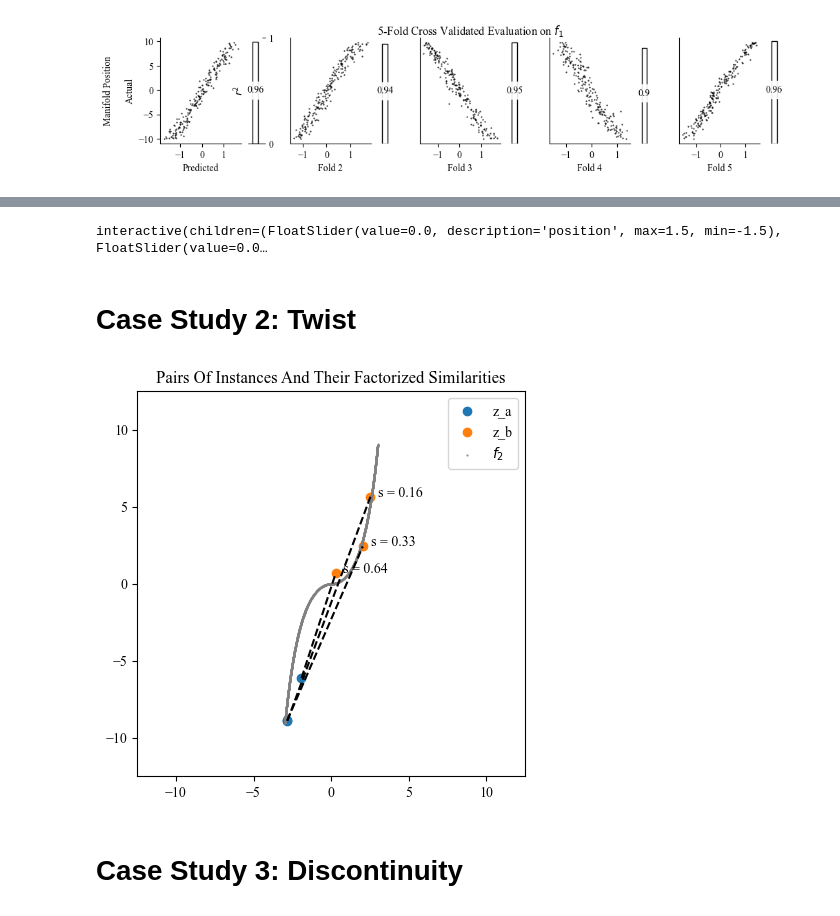
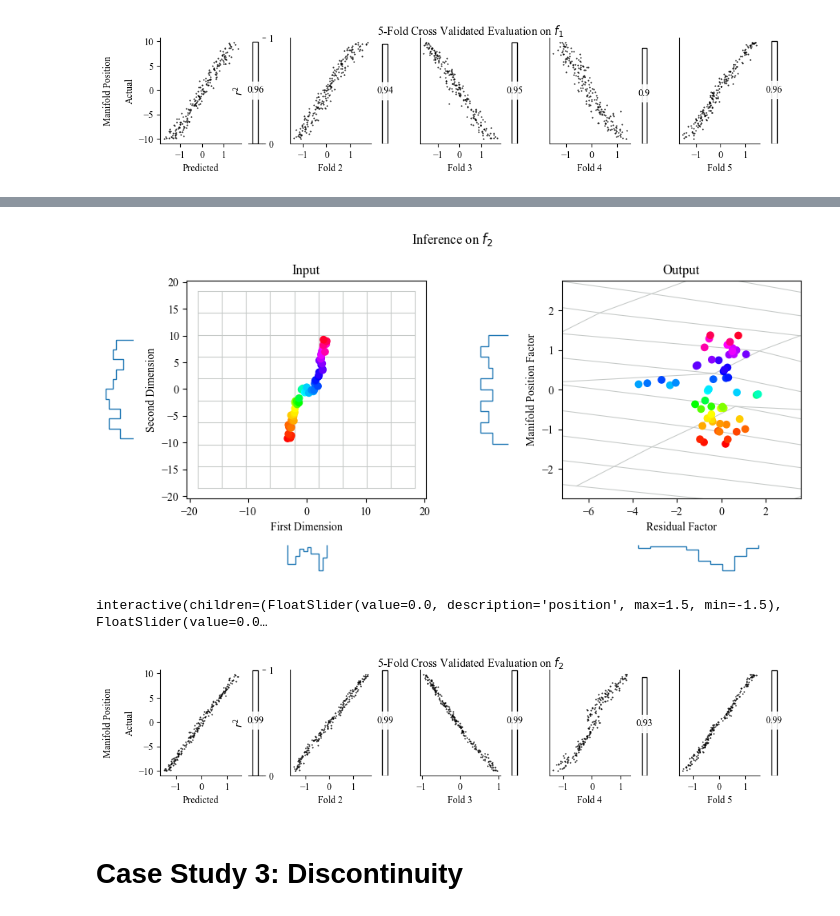
Before and after one commit to TimHenry1995/gyoza, a Jupyter notebook: src/gyoza/scripts/manifolds.ipynb, the cells around one changed output, grey strips where cells are left out. Saved outputs shown, nothing was run; the diff lists cells and outputs as text; code cells hidden in the pictures.

```diff
--- a/src/gyoza/scripts/manifolds.ipynb
+++ b/src/gyoza/scripts/manifolds.ipynb
@@ -543,24 +577,24 @@ evaluate_and_plot_networks(Z_test=Z_test, Y_test=Y_test, networks=networks, mani
+# %%
+plot_input_output(network, S_range = [np.min(S), np.max(S)], manifold_function=manifold_function, noise_strength=noise_strength, manifold_name=manifold_name)
+# %% [output]
+[figure, added]
 # %%
 interact(plot_inverse_point, position=(-1.5,1.5,0.1), residual=(-1.5,1.5,0.1), S=fixed(S_star), network=fixed(network), manifold_function=fixed(manifold_function), manifold_name=fixed(manifold_name));
 # %% [output]
 interactive(children=(FloatSlider(value=0.0, description='position', max=1.5, min=-1.5), FloatSlider(value=0.0…
-# %% [markdown]
-# Case Study 2: Twist
-# %%
-# Set up the raw manifold function
-f = lambda S: (np.arcsinh(S), np.sign(np.arcsinh(S)) * np.cosh(np.arcsinh(S)) - np.sign(S))
-
-# Generate a dataset
-reset_random_number_generators(seed=957)
-Z, Y = create_data_set(S=S, manifold_function=f, noise_strength=0.5)
-
-# Plot pairs of instances
-iterator = mdis.volatile_factorized_pair_iterator(X=Z, Y=Y, batch_size=3, similarity_function=similarity_function)
-Z_ab, Y_ab = next(iterator)
-
-plot_instance_pairs(S=S_star, Z_ab=Z_ab, Y_ab=Y_ab, manifold_function=f, manifold_name='f_2')
-# %% [output]
-[figure, removed]
+# %%
+# Cross validate model behaviour
+reset_random_number_generators(seed=620) # Reproducability
+networks = [None] * 5 # Fold-count many networks
+for i in range(len(networks)):
+    networks[i] = create_network(Z_sample=Z[np.random.choice(M, size=64)])
+    networks[i].compile(optimizer=tf.keras.optimizers.Adam(learning_rate=0.01))
+Z_test, Y_test = cross_validate(Z=Z, Y=Y, networks=networks, batch_size=512, epoch_count=50, similarity_function=similarity_function, manifold_name=manifold_name)
+
+# Plot
+evaluate_and_plot_networks(Z_test=Z_test, Y_test=Y_test, networks=networks, manifold_name=manifold_name)
+# %% [output]
+[figure, added]
 # %% [markdown]
 # Case Study 3: Discontinuity
 # %%
```
Also changed, not shown: parts of 7 cells of this notebook.
